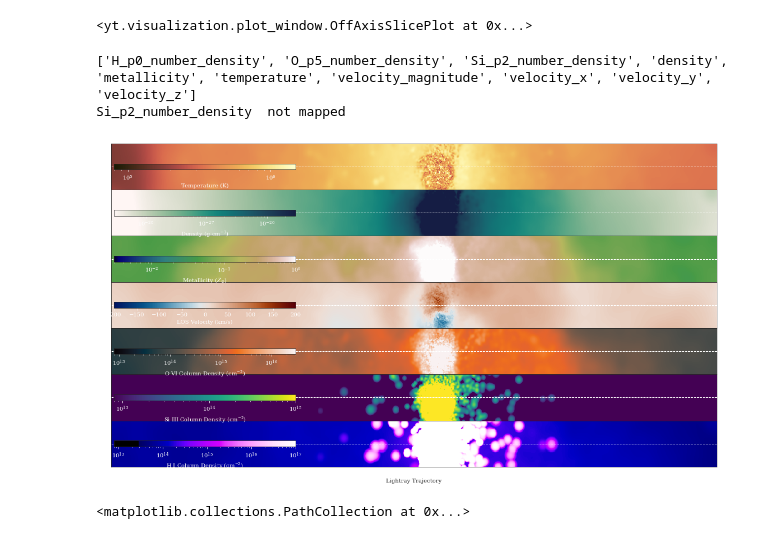
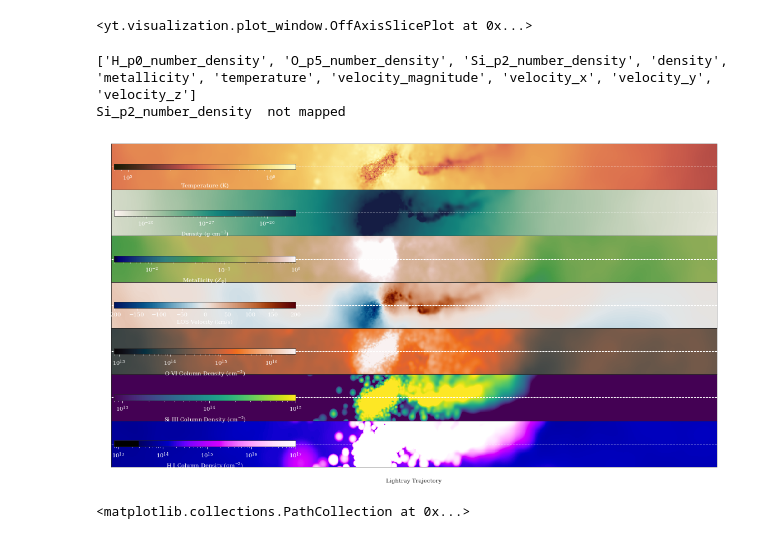
Before and after one commit to ibutsky/synthetic_spectra, a Jupyter notebook: scripts/plotting/sightline_analysis.ipynb, the cells around one changed output. Cells and saved outputs as stored; diff of their text form; code cells hidden in the pictures.

Commit message:
adding new plots for paper

```diff
--- a/scripts/plotting/sightline_analysis.ipynb
+++ b/scripts/plotting/sightline_analysis.ipynb
@@ -25,7 +28,7 @@ ds = yt.load('/Users/irynabutsky/simulations/patient0/pioneer.003195')
 #trident.add_ion_fields(ds, ions = ['O VI', 'H I'])
 
 # load in data of start and end coordinates of all the rays
-ray_id, impact, bvx, bvy, bvz, xi, yi, zi, xf, yf, zf = np.loadtxt('../../data/P0_z0.25_ray_data.dat', skiprows = 1, unpack = True,\
+ray_id, impact, bvx, bvy, bvz, xi, yi, zi, xf, yf, zf = np.loadtxt('../../data/unanalyzed_spectra/P0_z0.25_ray_data.dat', skiprows = 1, unpack = True,\
                                                     usecols = (0, 1, 2, 3, 4, 5, 6, 7, 8, 9, 10))
 
 # for annoying reasons... need to convert ray positions to "code units"
@@ -255,7 +258,7 @@ def los_vel(vx, vy, vz, bv = [0, 0, 0], normal = [0, 0, 1]):
 # %%
 #import matplotlib as mpl
 #plt.rcParams.update({"text.usetex":False})
-ray_id = 69
+ray_id = 5
 model = 'P0'
 f = h5.File('../../data/ray_files/ray_image_data_%s_3195_%i.h5'%(model, ray_id), 'r')
 #f = h5.File('~/Dropbox/SyntheticSpecCGM/ENZO/data/ray_files/ray_P0_3195_3.h5', 'r')
@@ -284,35 +287,36 @@ for i, field in enumerate(field_list):
         image = los_vel(vx, vy, vz, bv = [bvx[0], bvy[0], bvz[0]], normal = ray_direction)
         norm = None
     else:
         image = np.array(f[field])
         norm = LogNorm()
     if field == 'metallicity':
         image *= 77.22007722007721  # converting from code units to zsun
 
     im = ax[i].pcolormesh(image.T, norm = norm, cmap = get_cmap(field),
                           vmin = zlim_list[i][0], vmax = zlim_list[i][1])
     ax[i].axhline(40, linewidth = 1, color = 'white', linestyle = 'dashed')
     cbax = inset_axes(ax[i], width = "30%", height = "13%", loc = 6)
     cbar = fig.colorbar(im, cax=cbax, orientation = 'horizontal')
     cbar.set_label(ylabel_list[i], color = 'white')
 
 
 
 
 #    cbar = plt.colorbar(im, ax = ax[i], label = ylabel_list[i], pad = 0)
 
 #    if i < len(field_list) -1:
 #        ax[i].set_xticks([])
 #    ax[i].set_yticks([])
 
 
 ax[-1].set_xlabel('Lightray Trajectory')
 plt.subplots_adjust(left=0, bottom=0, right=1, top=1, wspace=0, hspace=0)
-plt.savefig('../../plots/ray_P0_3195_%i.png'%ray_id, dpi = 300)
+#plt.savefig('../../plots/ray_P0_3195_%i.png'%ray_id, dpi = 300)
+plt.savefig('test.png', dpi= 300)
 # %% [output]
 ['H_p0_number_density', 'O_p5_number_density', 'Si_p2_number_density', 'density', 'metallicity', 'temperature', 'velocity_magnitude', 'velocity_x', 'velocity_y', 'velocity_z']
 Si_p2_number_density  not mapped
-[figure, old version]
+[figure, new version]
 # %%
 # testing randomness of sightlines
 ray_id, impact, xs, ys, zs, xe, ye, ze = np.loadtxt('../analysis/random_sightlines.dat', skiprows=1, unpack = True)
```
Also changed, not shown: parts of 10 cells of this notebook, 7 other files.
